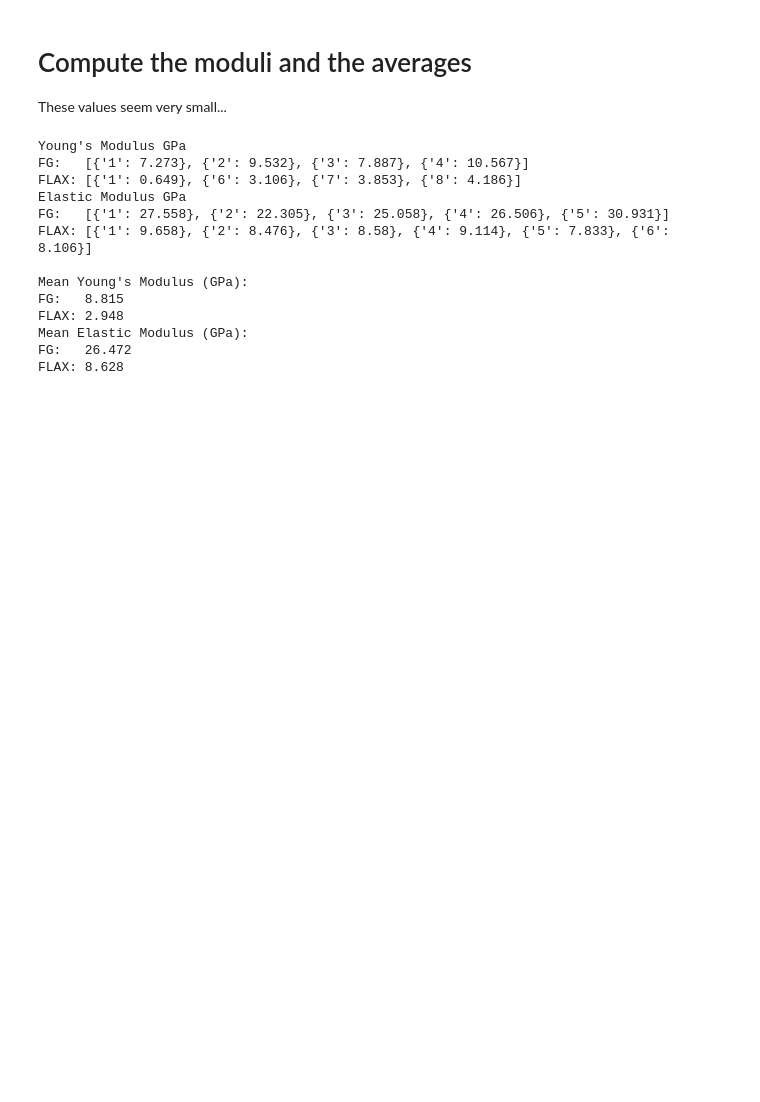
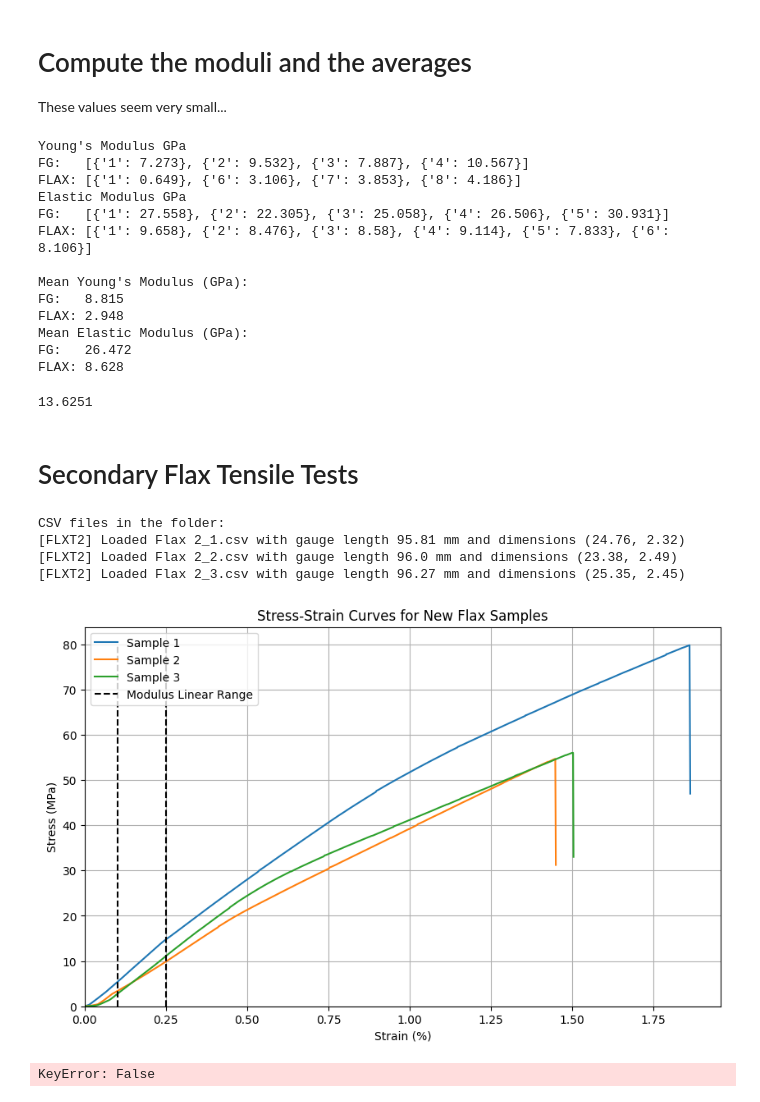
Before and after one commit to HamRMac/CompositeTensileTests, a Jupyter notebook: DataPlotting.ipynb, the cells around one changed output. Drawn from its saved outputs; the diff is of its cells as text; code cells hidden in the pictures; blank space fills up the shorter version.

Commit message:
New Flax Files

```diff
--- a/DataPlotting.ipynb
+++ b/DataPlotting.ipynb
@@ -588,13 +591,15 @@ else:
     for sample in all_bend_samples_fg:
         sample.plot_stress_strain(ax_supplied=ax)
 
-    ax.set_title("Stress-Strain Curves for 3-point Bending Fibre Glass Samples")
+    ax.set_title("Stress-Strain Curves for 3-point Bending Fibreglass Samples")
     ax.set_xlabel("Strain (%)")
     ax.set_ylabel("Stress (MPa)")
     ax.set_xlim(left=0)
     ax.set_ylim(bottom=0)
     ax.legend()
     ax.grid(True)
+    ax.grid(which='minor', linestyle=':', linewidth='0.5', color='gray')
+    ax.minorticks_on()
     plt.show()
 # %% [output]
 CSV files in the Fibre Glass folder:
@@ -890,3 +896,74 @@ FLAX: 2.948
 Mean Elastic Modulus (GPa):
 FG:   26.472
 FLAX: 8.628
+# %%
+np.max(all_samples_fibreglass[3].stressStrain_data['Force'])
+# %% [output]
+13.6251
+# %% [markdown]
+# Secondary Flax Tensile Tests
+# %%
+# Define the folder path containing the CSV files
+folder_path = 'DestructiveTests/TensileFlax2'
+
+# Define a dictionary to map CSV file names to their corresponding gauge lengths and dimensions
+# Provide units in mm for dimensions and gauge lengths
+# Example: {'SAMPLE_1': (gauge_length, (width, thickness))}
+gauge_flax_lengths: t.Dict[int, t.Tuple[float, t.Tuple[float, float]]] = {
+    1: (95.81, (24.76, 2.32)),
+    2: (96.00, (23.38, 2.49)),
+    3: (96.27, (25.35, 2.45)),
+}
+
+flax_tensile_secondary_tests: t.List[TensileData] = []
+
+# List all CSV files in the folder
+csv_files = [f for f in os.listdir(folder_path) if f.endswith('.csv')]
+print("CSV files in the folder:")
+# Get each file and its index in the zip
+for i, file in enumerate(sorted(csv_files), start=1):
+    file_path = os.path.join(folder_path, file)
+    try:
+        tensile_data = TensileData(
+            file_path=file_path,
+            internal_name=file.split('.')[0].split('_')[1],
+            dimensions=gauge_flax_lengths[i][1],
+            gauge_length=gauge_flax_lengths[i][0]
+        )
+        flax_tensile_secondary_tests.append(tensile_data)
+        print(f"[FLXT2] Loaded {file} with gauge length {gauge_flax_lengths[i][0]} mm and dimensions {gauge_flax_lengths[i][1]}")
+    except Exception as e:
+        print(f"[FLXT2] Failed to load {file}")
+
+# Modulus range
+modulus_range = (0.1, 0.25) # In %
+modulus_range_unitless = (modulus_range[0]/100, modulus_range[1]/100)
+
+# Plot computed stress vs strain
+fig, ax = plt.subplots(figsize=(10, 6))
+
+for sample in flax_tensile_secondary_tests:
+    sample.plot_stress_strain(ax_supplied=ax)
+
+ax.set_title("Stress-Strain Curves for New Flax Samples")
+ax.set_xlabel("Strain (%)")
+ax.set_ylabel("Stress (MPa)")
+ax.set_xlim(left=0)
+ax.set_ylim(bottom=0)
+ax.grid(True)
+ax.vlines(x=modulus_range, ymin=0, ymax=80, color='k', linestyle='--', label="Modulus Linear Range")
+ax.legend()
+plt.show()
+
+# Compute modulus
+num_dp = 3
+flax2_youngs = [{samples.internal_name: np.round(compute_modulus_from_range(samples.stressStrain_data, *modulus_range_unitless)/1000, num_dp)} for samples in flax_tensile_secondary_tests]
+print("Young's Modulus GPa")
+print(f"FLAX: {flax2_youngs}")
+# %% [output]
+CSV files in the folder:
+[FLXT2] Loaded Flax 2_1.csv with gauge length 95.81 mm and dimensions (24.76, 2.32)
+[FLXT2] Loaded Flax 2_2.csv with gauge length 96.0 mm and dimensions (23.38, 2.49)
+[FLXT2] Loaded Flax 2_3.csv with gauge length 96.27 mm and dimensions (25.35, 2.45)
+[figure, added]
+KeyError: False
```
Also changed, not shown: parts of 2 cells of this notebook, 4 other files.
